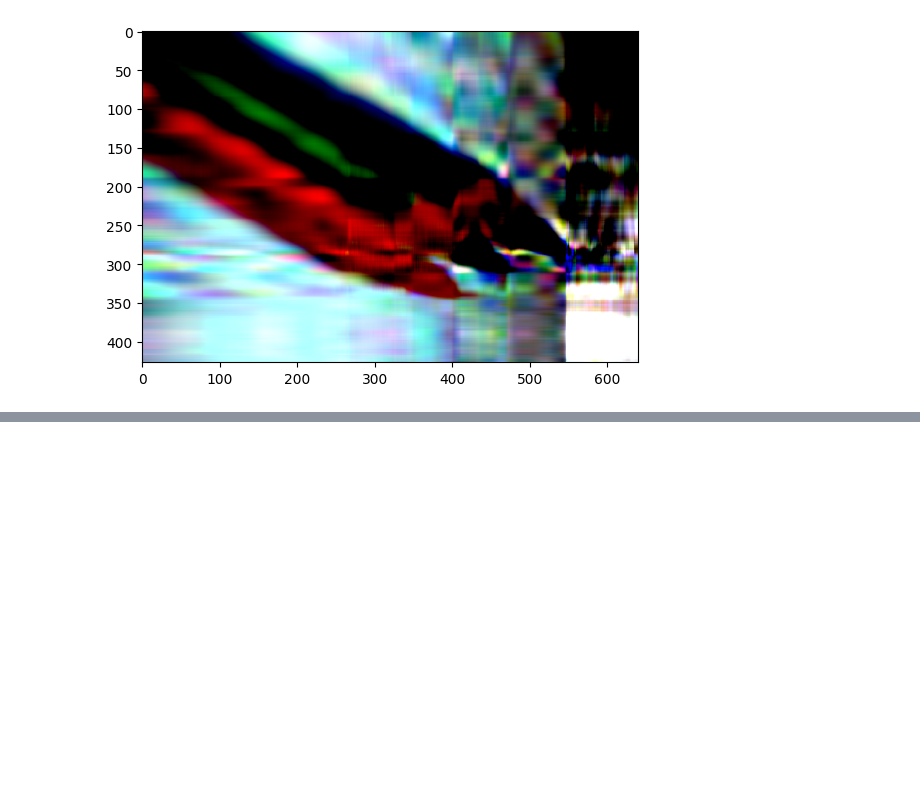
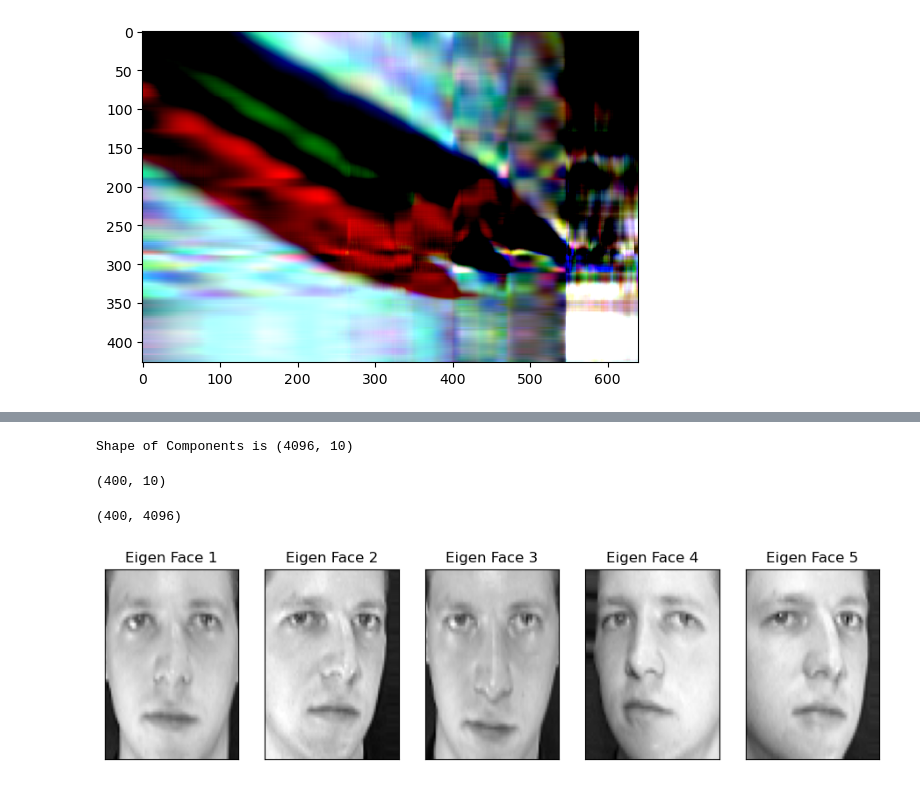
Before and after one commit to AhmedAliAli811/GANS_Assignments, a Jupyter notebook: Ass 1/Ass1-PCA.ipynb, the cells around one changed output, grey strips where cells are left out. Drawn from its saved outputs; the diff is of its cells as text; code cells hidden in the pictures; blank space fills up the shorter version.

```diff
--- a/Ass 1/Ass1-PCA.ipynb
+++ b/Ass 1/Ass1-PCA.ipynb
@@ -168,0 +173,2 @@ Clipping input data to the valid range for imshow with RGB data ([0..1] for floa
+# %%
+eigenFaces=eigenFaces.copy().reshape(eigenFaces.shape[0],eigenFaces.shape[1]*eigenFaces.shape[2])
@@ -168,0 +179,6 @@ Clipping input data to the valid range for imshow with RGB data ([0..1] for floa
+# %%
+pca2 = PCA(n_components=10)
+# %%
+pca2.fit(eigenFaces)
+# %% [output]
+Shape of Components is (4096, 10)
@@ -168,0 +189,22 @@ Clipping input data to the valid range for imshow with RGB data ([0..1] for floa
+# %%
+compressed_image.shape
+# %% [output]
+(400, 10)
+# %%
+recons.shape
+# %% [output]
+(400, 4096)
+# %%
+n_col,n_row=5,1
+plt.figure(figsize=(1.8 * n_col, 2.4 * n_row))
+plt.subplots_adjust(bottom=0, left=.01, right=.99, top=.90, hspace=.35)
+for i in range(n_row * n_col):
+    plt.subplot(n_row, n_col, i + 1)
+    plt.title("Eigen Face %s" % str(i + 1))
+    plt.imshow(eigenFaces[i].reshape(64, 64), cmap='gray', aspect='auto')
+    plt.xticks(())
+    plt.yticks(())
+
+plt.show()
+# %% [output]
+[figure, added]
```
Also changed, not shown: parts of 6 cells of this notebook.
